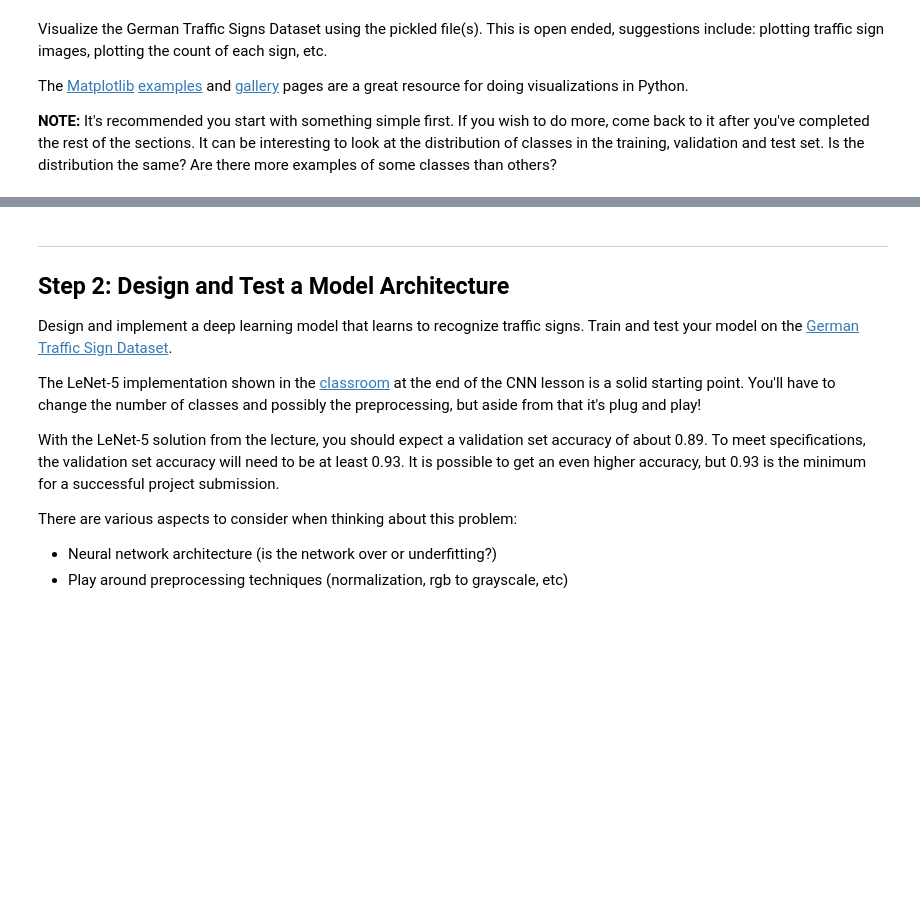
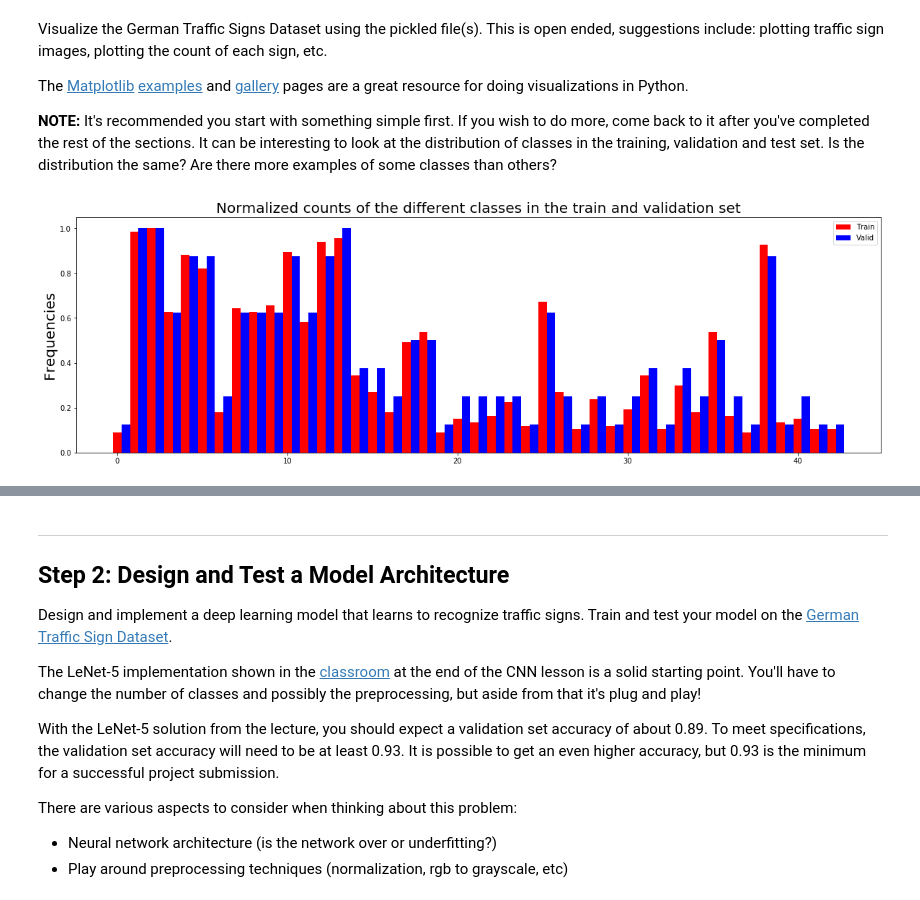
Before and after one commit to Chassein/CarND-Traffic-Sign-Classifier-Project, a Jupyter notebook: Traffic_Sign_Classifier.ipynb, the cells around one changed output, grey strips where cells are left out. Cells and saved outputs as stored; diff of their text form; code cells hidden in the pictures; blank space fills up the shorter version.

```diff
--- a/Traffic_Sign_Classifier.ipynb
+++ b/Traffic_Sign_Classifier.ipynb
@@ -90,4 +92,48 @@ Visualize the German Traffic Signs Dataset using the pickled file(s). This is op
 The [Matplotlib](http://matplotlib.org/) [examples](http://matplotlib.org/examples/index.html) and [gallery](http://matplotlib.org/gallery.html) pages are a great resource for doing visualizations in Python.
 
 **NOTE:** It's recommended you start with something simple first. If you wish to do more, come back to it after you've completed the rest of the sections. It can be interesting to look at the distribution of classes in the training, validation and test set. Is the distribution the same? Are there more examples of some classes than others?
+# %%
+### Data exploration visualization code goes here.
+### Feel free to use as many code cells as needed.
+import matplotlib.pyplot as plt
+import numpy as np
+# Visualizations will be shown in the notebook.
+%matplotlib inline
+plt.rcParams['figure.figsize'] = (20, 6)
+
+#Barchart of the class distribution
+count_of_class_train = np.zeros(n_classes)
+count_of_class_val = np.zeros(n_classes)
+
+for c in sorted(set(y_train)):
+    count_of_class_train[c] = (np.sum(y_train == c))
+    count_of_class_val[c] = (np.sum(y_valid == c))
+
+
+#Normalize counts
+count_of_class_train /= np.max(count_of_class_train)
+count_of_class_val /= np.max(count_of_class_val)
+
+
+fig, ax = plt.subplots()
+
+
+width = 0.5
+ind = np.arange(n_classes)
+
+rects1 = ax.bar(ind , count_of_class_train, width, color='r')
+
+rects2 = ax.bar(ind + width, count_of_class_val, width, color='b')
+
+# add some text for labels, title and axes ticks
+ax.set_ylabel('Frequencies', fontsize = 20)
+ax.set_title('Normalized counts of the different classes in the train and validation set', fontsize = 20)
+#ax.set_xticks(ind + width / 2)
+#ax.set_xticklabels(('G1', 'G2', 'G3', 'G4', 'G5'))
+
+ax.legend((rects1[0], rects2[0]), ('Train', 'Valid'))
+
+plt.show()
+# %% [output]
+[figure, added]
 # %%
```
Also changed, not shown: parts of 20 cells of this notebook, 8 other files.
